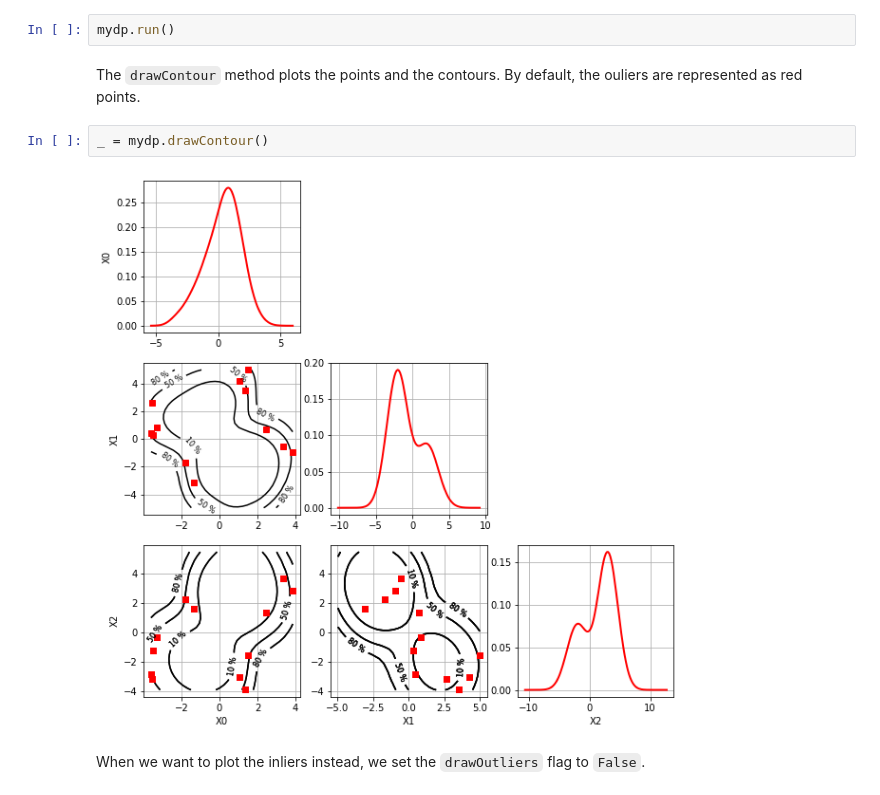
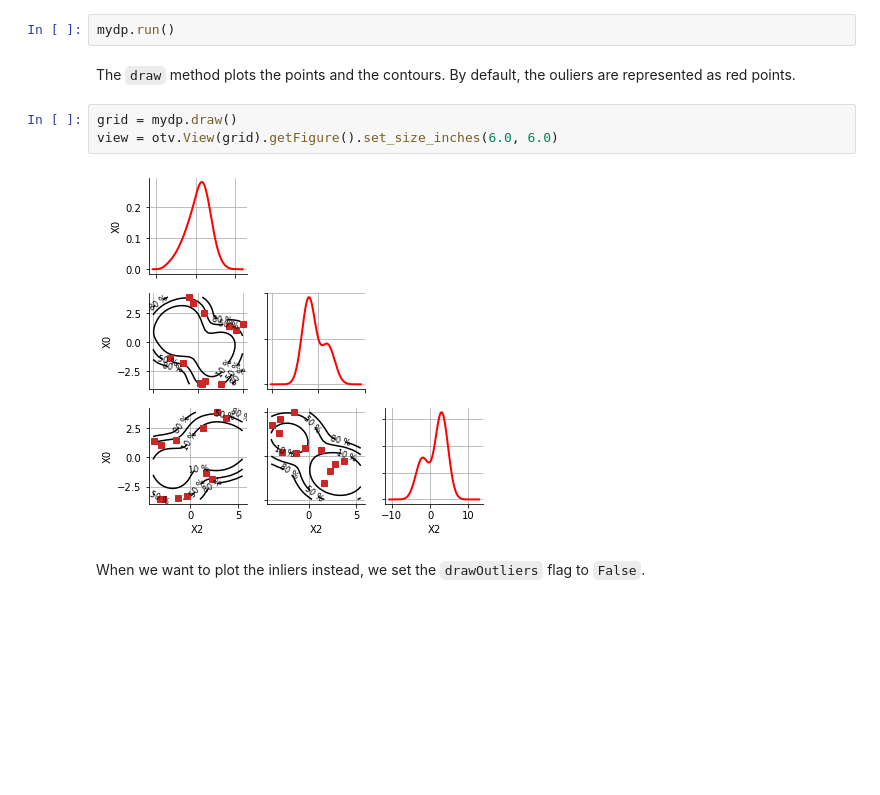
Before and after one commit to mbaudin47/othdrplot, a Jupyter notebook: doc/examples/HighDensityRegionAlgorithm-3D-example.ipynb, the cells around one changed output. Saved outputs shown, nothing was run; the diff lists cells and outputs as text; blank space fills up the shorter version.

```diff
--- a/doc/examples/HighDensityRegionAlgorithm-3D-example.ipynb
+++ b/doc/examples/HighDensityRegionAlgorithm-3D-example.ipynb
@@ -67,10 +68,11 @@ mydp.setContoursAlpha([0.8, 0.5, 0.1])
 # %%
 mydp.run()
 # %% [markdown]
-The `drawContour` method plots the points and the contours. By default, the ouliers are represented as red points.
+The `draw` method plots the points and the contours. By default, the ouliers are represented as red points.
-# %%
-_ = mydp.drawContour()
-# %% [output]
-[figure, removed]
+# %%
+grid = mydp.draw()
+view = otv.View(grid).getFigure().set_size_inches(6.0, 6.0)
+# %% [output]
+[figure, added]
 # %% [markdown]
 When we want to plot the inliers instead, we set the `drawOutliers` flag to `False`.
```
Also changed, not shown: parts of 6 cells of this notebook, 9 other files.
